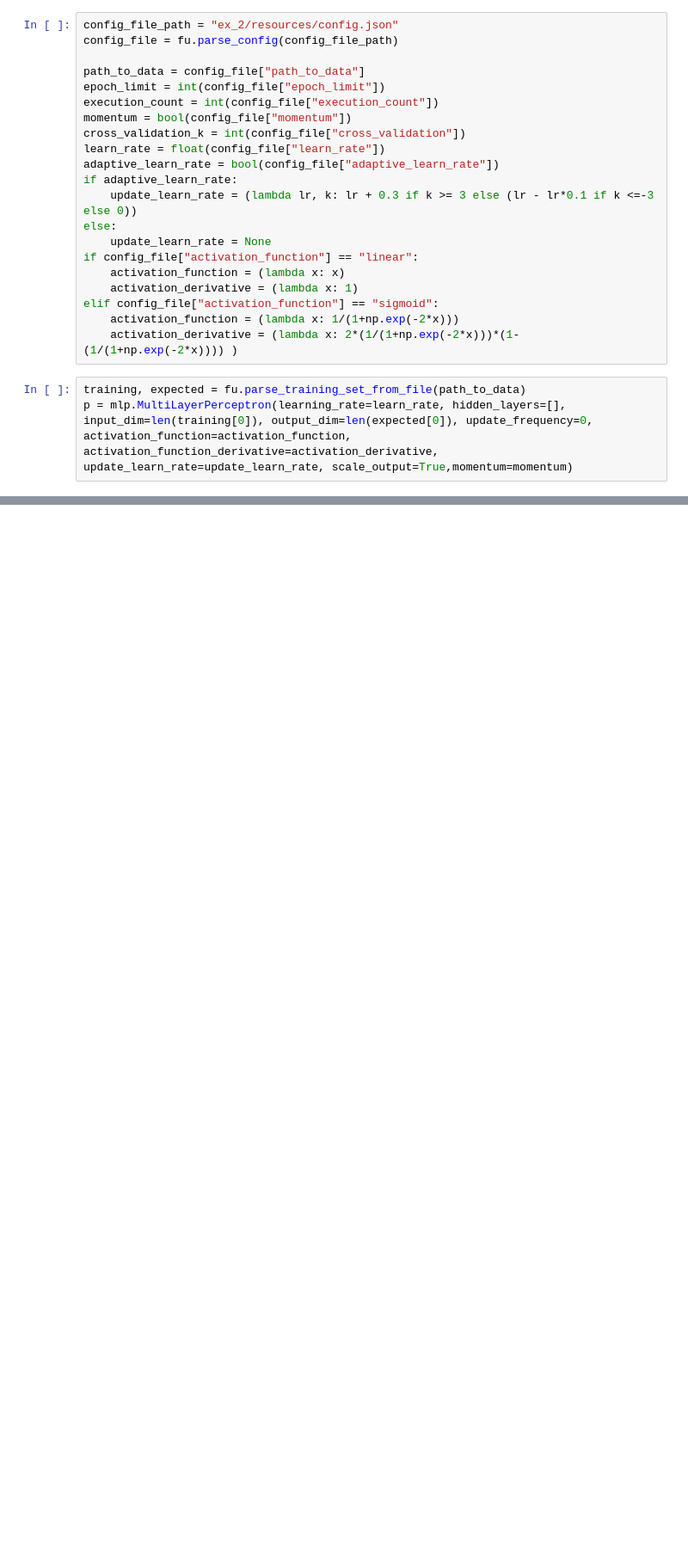
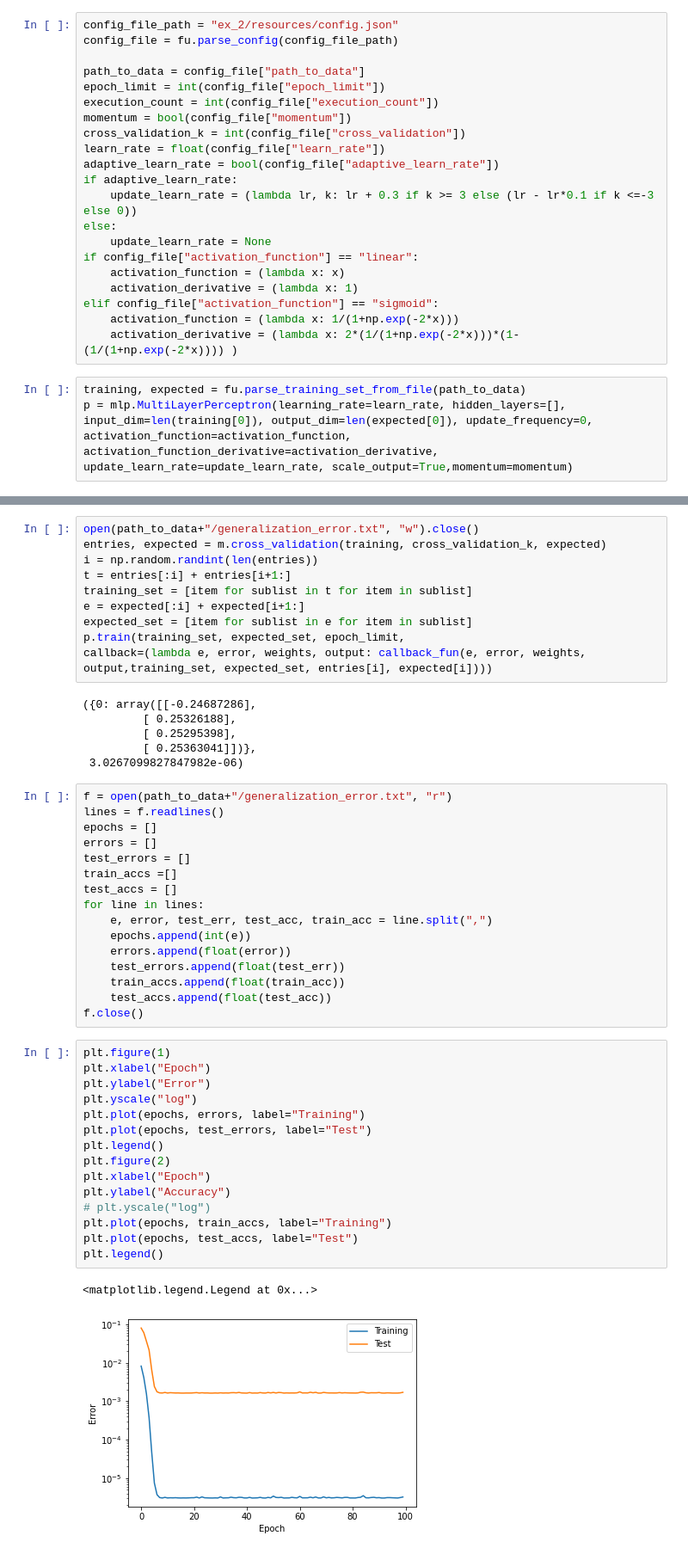
Before and after one commit to camilaborinsky/SIA-tps, a Jupyter notebook: TP3/results_2.ipynb, the cells around one changed output, grey strips where cells are left out. Shown at 86% size. Drawn from its saved outputs; the diff is of its cells as text; blank space fills up the shorter version.

```diff
--- a/TP3/results_2.ipynb
+++ b/TP3/results_2.ipynb
@@ -54,0 +68,50 @@ KeyboardInterrupt:
+# %%
+open(path_to_data+"/generalization_error.txt", "w").close()
+entries, expected = m.cross_validation(training, cross_validation_k, expected)
+i = np.random.randint(len(entries))
+t = entries[:i] + entries[i+1:]
+training_set = [item for sublist in t for item in sublist]
+e = expected[:i] + expected[i+1:]
+expected_set = [item for sublist in e for item in sublist]
+p.train(training_set, expected_set, epoch_limit,
+callback=(lambda e, error, weights, output: callback_fun(e, error, weights, output,training_set, expected_set, entries[i], expected[i])))
+# %% [output]
+({0: array([[-0.24687286],
+         [ 0.25326188],
+         [ 0.25295398],
+         [ 0.25363041]])},
+ 3.0267099827847982e-06)
+# %%
+f = open(path_to_data+"/generalization_error.txt", "r")
+lines = f.readlines()
+epochs = []
+errors = []
+test_errors = []
+train_accs =[]
+test_accs = []
+for line in lines:
+    e, error, test_err, test_acc, train_acc = line.split(",")
+    epochs.append(int(e))
+    errors.append(float(error))
+    test_errors.append(float(test_err))
+    train_accs.append(float(train_acc))
+    test_accs.append(float(test_acc))
+f.close()
+# %%
+plt.figure(1)
+plt.xlabel("Epoch")
+plt.ylabel("Error")
+plt.yscale("log")
+plt.plot(epochs, errors, label="Training")
+plt.plot(epochs, test_errors, label="Test")
+plt.legend()
+plt.figure(2)
+plt.xlabel("Epoch")
+plt.ylabel("Accuracy")
+# plt.yscale("log")
+plt.plot(epochs, train_accs, label="Training")
+plt.plot(epochs, test_accs, label="Test")
+plt.legend()
+# %% [output]
+<matplotlib.legend.Legend at 0x...>
+[figure, added]
```
Also changed, not shown: parts of 9 cells of this notebook, 15 other files.
